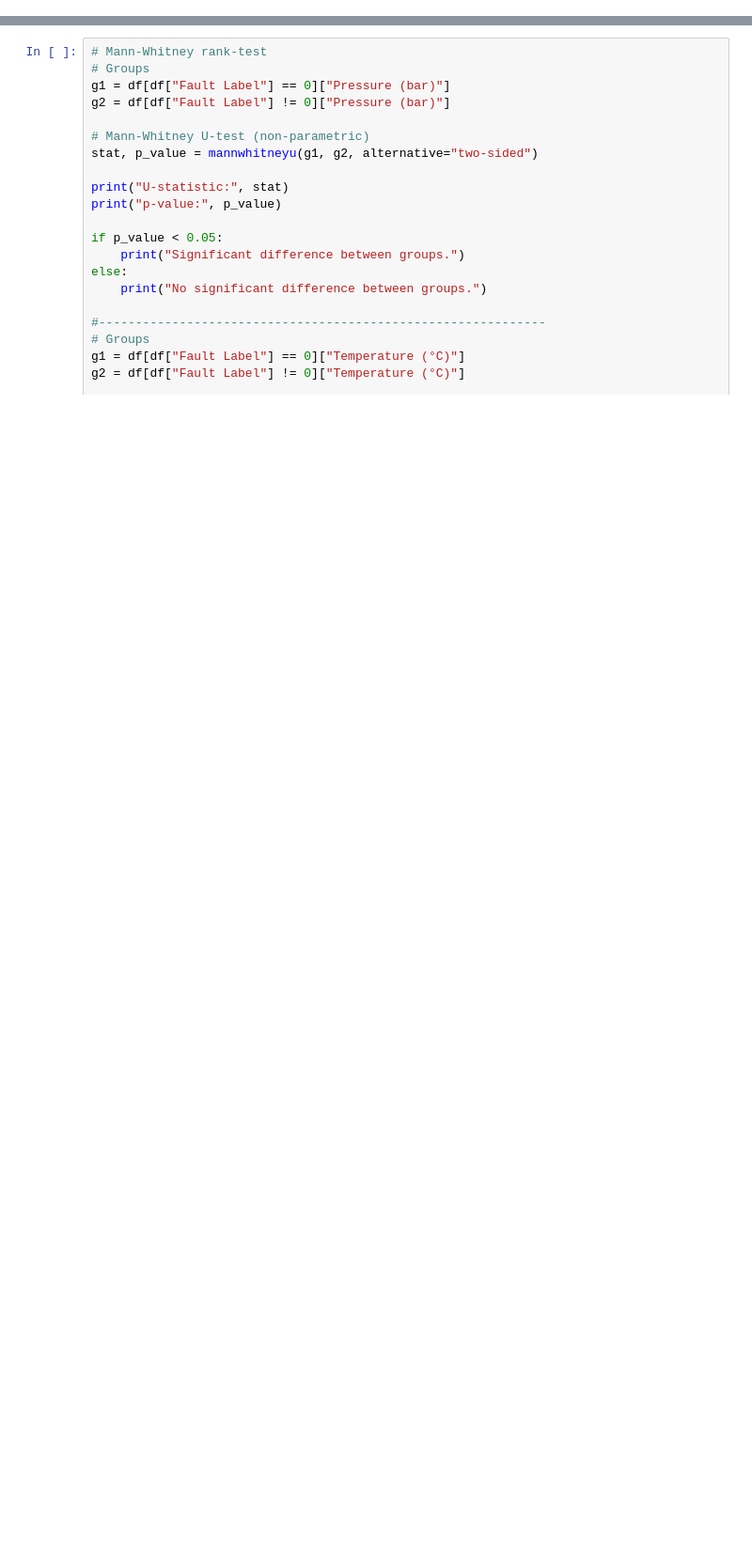
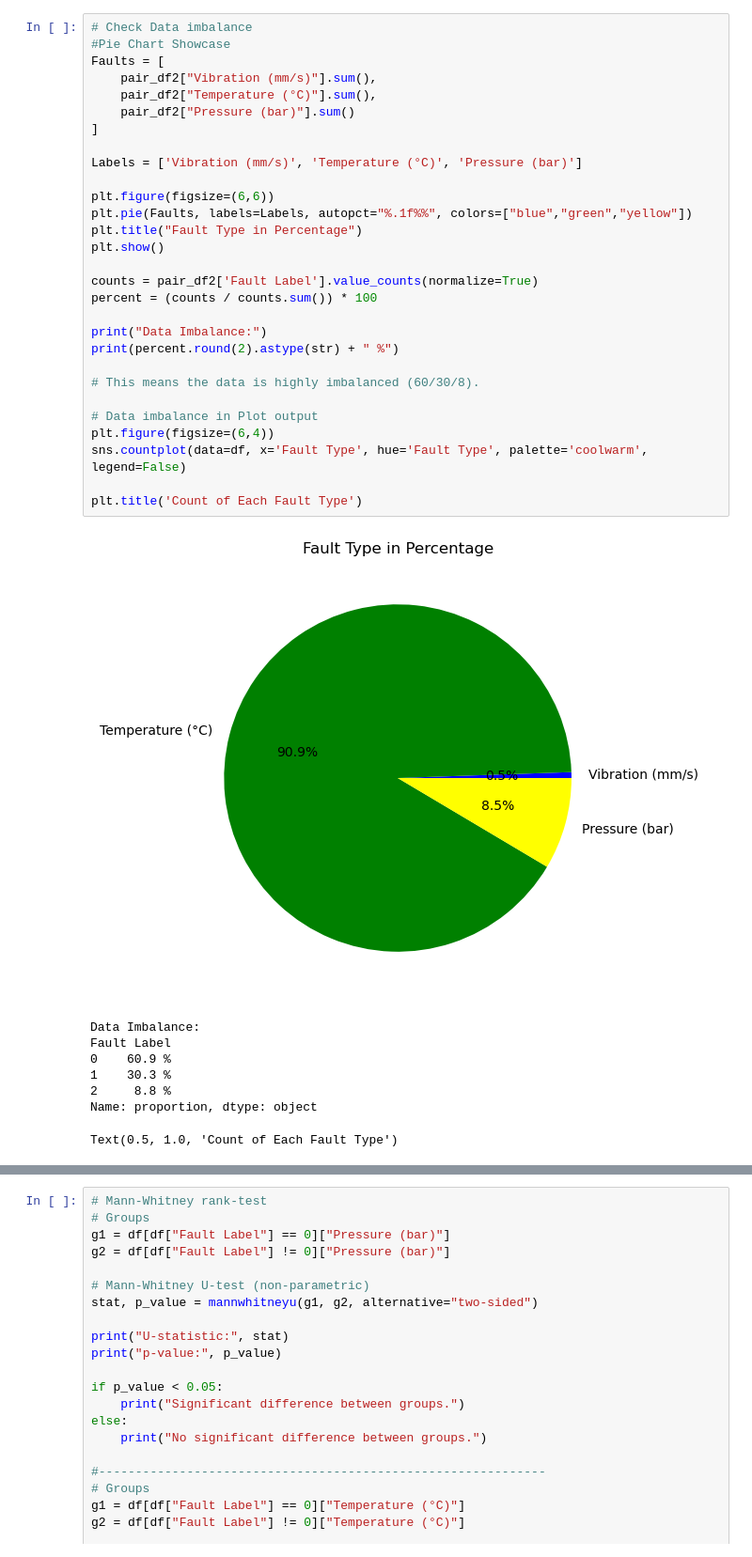
Before and after one commit to Lakshan15308/AppliedMLProject, a Jupyter notebook: AML_project.ipynb, the cells around one changed output, grey strips where cells are left out. Shown at 94% size. Saved outputs shown, nothing was run; the diff lists cells and outputs as text; blank space fills up the shorter version.

```diff
--- a/AML_project.ipynb
+++ b/AML_project.ipynb
@@ -99,0 +131,38 @@ plt.show()
+# %%
+# Check Data imbalance
+#Pie Chart Showcase
+Faults = [
+    pair_df2["Vibration (mm/s)"].sum(),
+    pair_df2["Temperature (°C)"].sum(),
+    pair_df2["Pressure (bar)"].sum()
+]
+
+Labels = ['Vibration (mm/s)', 'Temperature (°C)', 'Pressure (bar)']
+
+plt.figure(figsize=(6,6))
+plt.pie(Faults, labels=Labels, autopct="%.1f%%", colors=["blue","green","yellow"])
+plt.title("Fault Type in Percentage")
+plt.show()
+
+counts = pair_df2['Fault Label'].value_counts(normalize=True)
+percent = (counts / counts.sum()) * 100
+
+print("Data Imbalance:")
+print(percent.round(2).astype(str) + " %")
+
+# This means the data is highly imbalanced (60/30/8).
+
+# Data imbalance in Plot output
+plt.figure(figsize=(6,4))
+sns.countplot(data=df, x='Fault Type', hue='Fault Type', palette='coolwarm', legend=False)
+
+plt.title('Count of Each Fault Type')
+# %% [output]
+[figure, added]
+Data Imbalance:
+Fault Label
+0    60.9 %
+1    30.3 %
+2     8.8 %
+Name: proportion, dtype: object
+Text(0.5, 1.0, 'Count of Each Fault Type')
```
Also changed, not shown: parts of 33 cells of this notebook, 1 other file.
